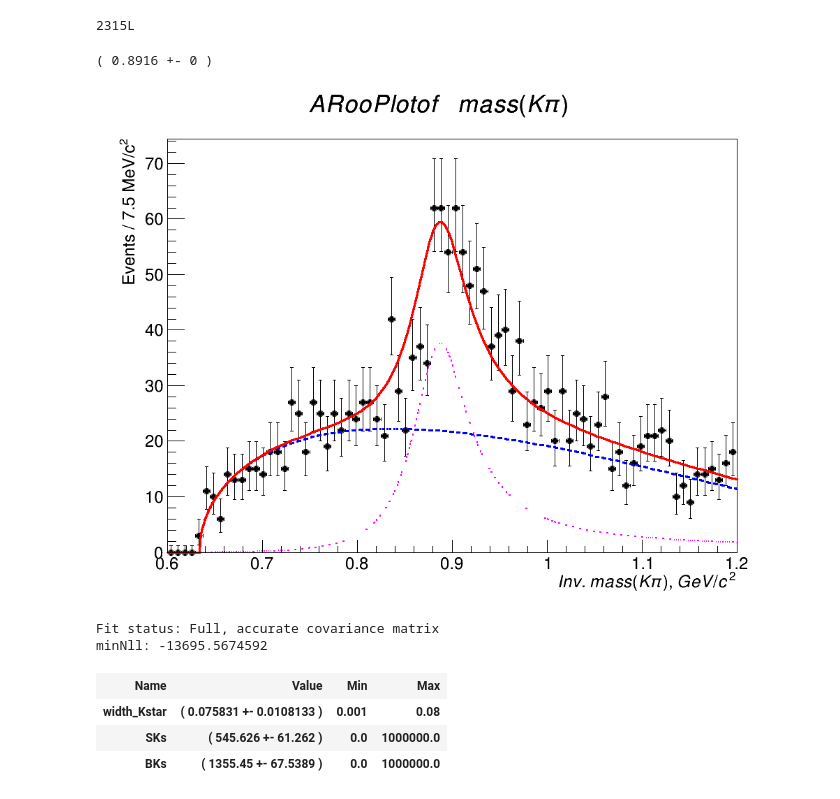
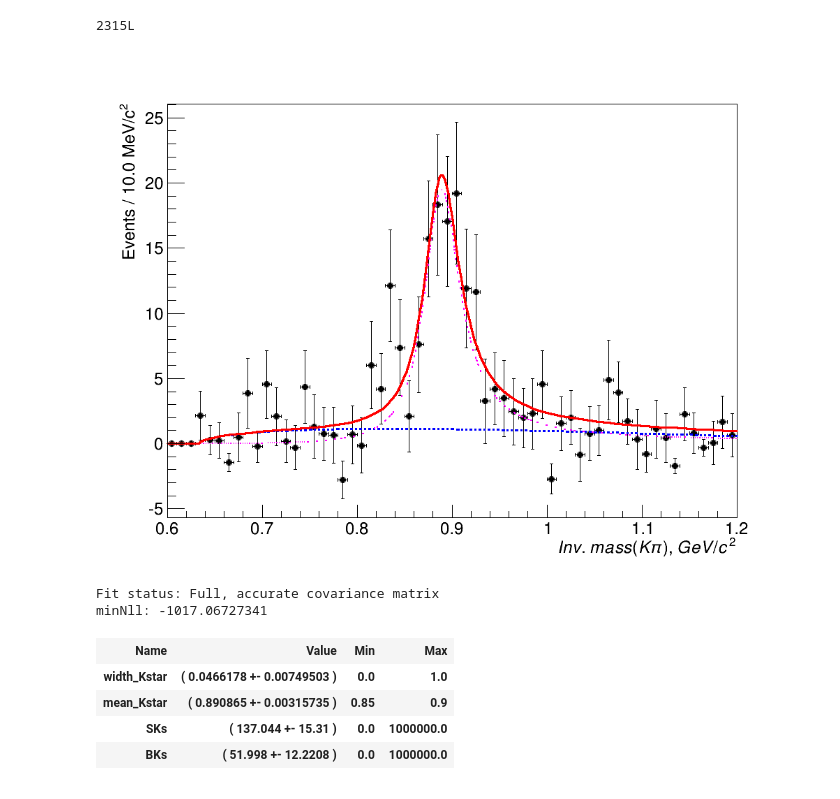
Before and after one commit to sashabaranov/Bu2JpsiKKpi, a Jupyter notebook: KKpi/fit/kstar_splot.ipynb, the cells around one changed output. Drawn from its saved outputs; the diff is of its cells as text; code cells hidden in the pictures.

```diff
--- a/KKpi/fit/kstar_splot.ipynb
+++ b/KKpi/fit/kstar_splot.ipynb
@@ -14,7 +14,7 @@ DEFINE default storage type to be TTree!
 # Ostap.ZipShelve           INFO    Open DB: /home/sashab1/.ostap/cache/b0425926215796dcbf2188db197f68c67b930ce4b2a255baa30ce4e120383d405b8ad093e1b216bbab89a416421af1f6e571ebefc359005a8037e887bbf1fc6a ...
 # %%
 m_Kstar = ROOT.RooRealVar('DTFm_kpi', 'mass(K \pi)', 0.6, 1.2)
-nbin_Kstar = 80
+nbin_Kstar = 60
 events_binning = (m_Kstar.getMax() - m_Kstar.getMin()) / nbin_Kstar * 1000
 
 # For Breit-Wigner
@@ -59,35 +59,39 @@ model_Ks = Models.Fit1D(
     suffix='Ks'
 )
 
-model_Ks.signal.mean.fix(0.8916)
-# model_Ks.signal.gamma.fix(0.00026)
+# model_Ks.signal.mean.fix(0.892)
+# model_Ks.signal.gamma.fix(0.09)
+# model_Ks.s.fix(500)
+# # model_Ks.s.setMax(200)
+# model_Ks.s.setMin(100)
-# %% [output]
-( 0.8916 +- 0 )
 # %%
 canvas = rootnotes.random_canvas(size=(1024, 768))
 
 r, f = model_Ks.fitHisto(hist, draw=True)
-# model_Ks.signal.mean.release()
-# r, f = model_Ks.fitHisto(hist, draw=True)
 
 model_Ks.signal.gamma.release()
-model_Ks.signal.gamma.setMax(0.08)
 r, f = model_Ks.fitHisto(hist, draw=True)
 
+model_Ks.signal.mean.release()
+r, f = model_Ks.fitHisto(hist, draw=True)
+
+
+f.SetTitle("")
 f.SetXTitle("Inv.\,mass(K\pi), GeV/c^{2}}")
 f.SetYTitle("Events / %.1f MeV/c^{2}" % events_binning)
 
 
 
 canvas
 # %% [output]
-[figure, old version]
+[figure, new version]
 # %%
 ipython_tools.params_table(r)
 # %% [output]
 Fit status: Full, accurate covariance matrix
-minNll: -13695.5674592
+minNll: -1017.06727341
 | Name | Value | Min | Max |
-| width_Kstar | ( 0.075831 +- 0.0108133 ) | 0.001 | 0.08 |
-| SKs | ( 545.626 +- 61.262 ) | 0.0 | 1000000.0 |
-| BKs | ( 1355.45 +- 67.5389 ) | 0.0 | 1000000.0 |
+| width_Kstar | ( 0.0466178 +- 0.00749503 ) | 0.0 | 1.0 |
+| mean_Kstar | ( 0.890865 +- 0.00315735 ) | 0.85 | 0.9 |
+| SKs | ( 137.044 +- 15.31 ) | 0.0 | 1000000.0 |
+| BKs | ( 51.998 +- 12.2208 ) | 0.0 | 1000000.0 |
```
Also changed, not shown: parts of 1 cell of this notebook, 8 other files.
